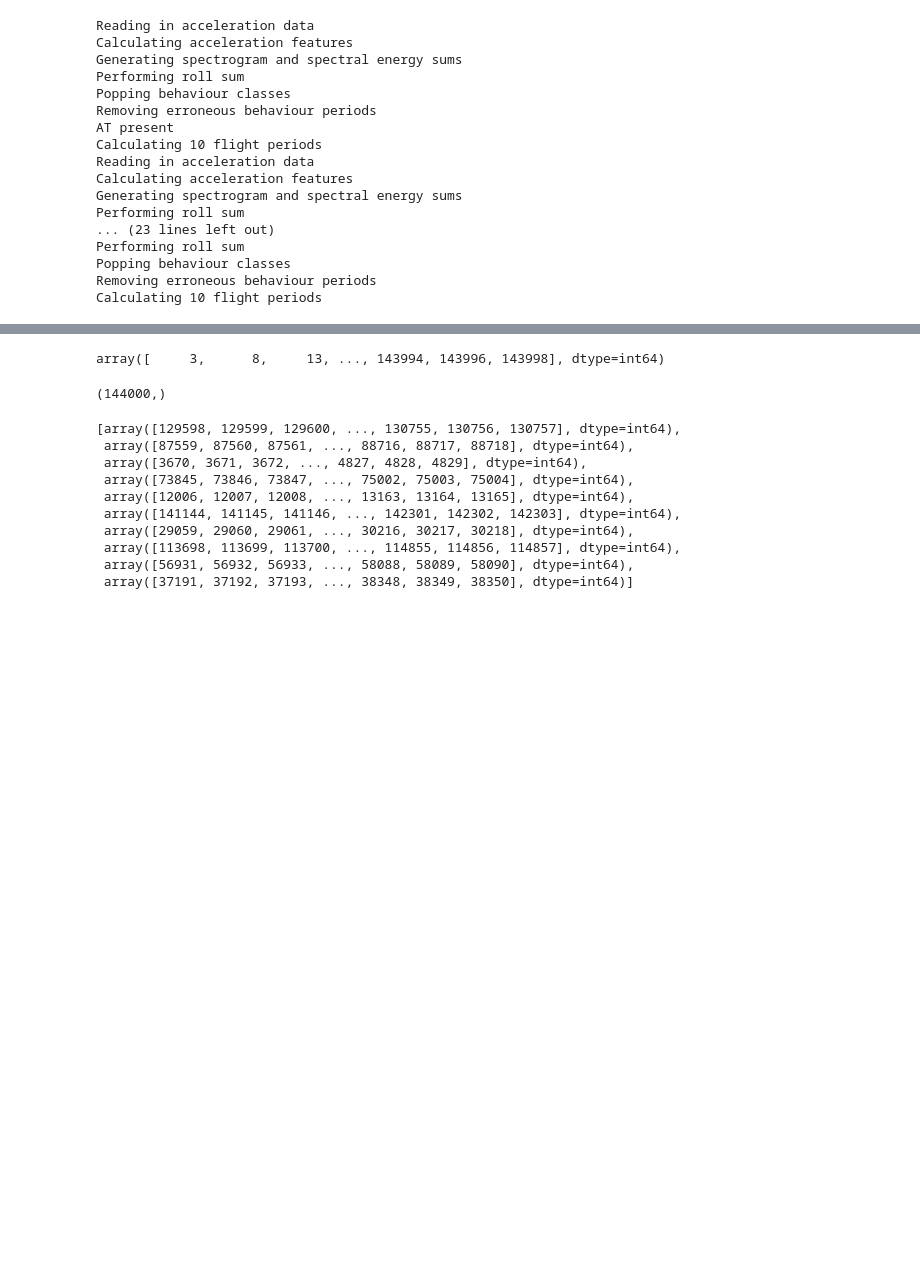
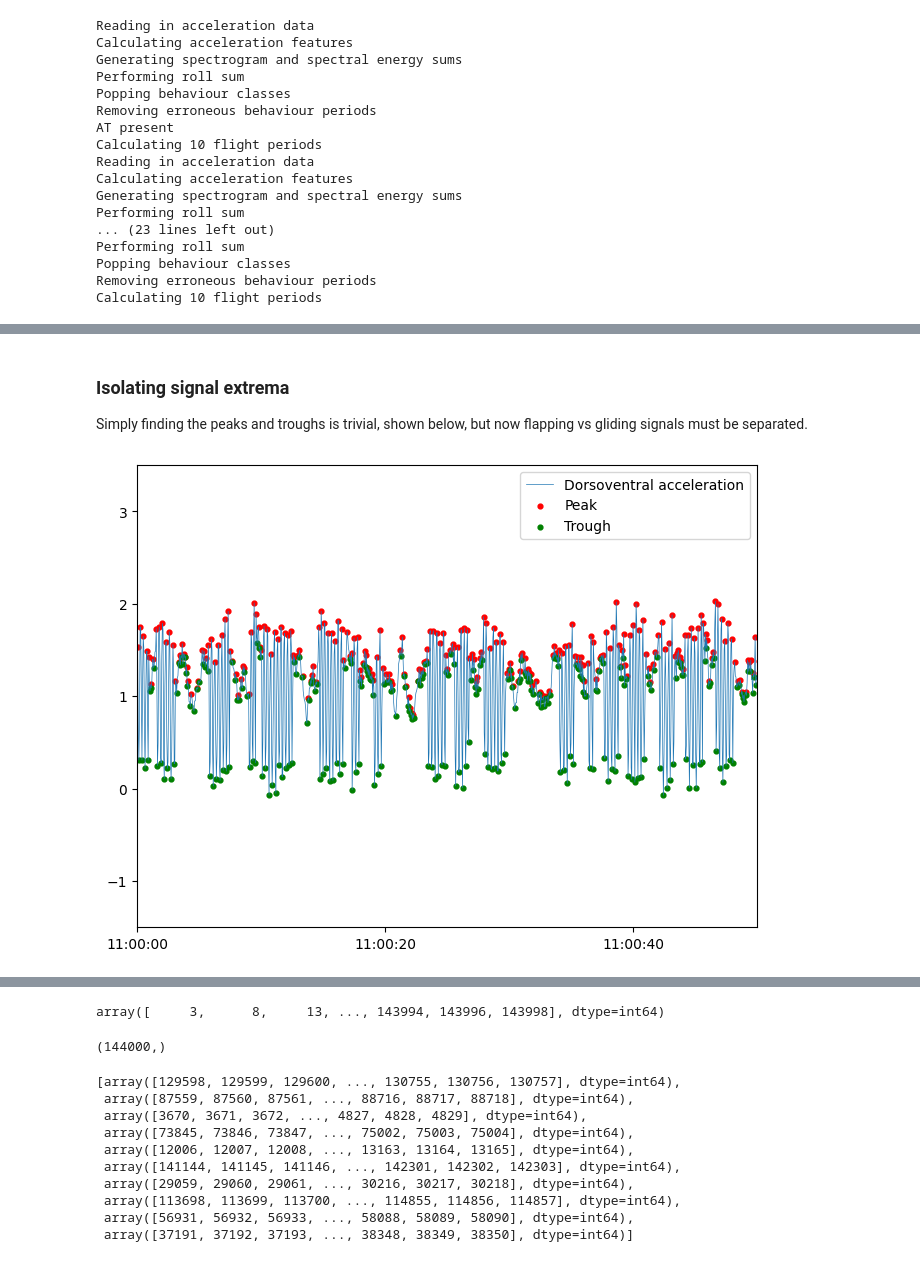
Before and after one commit to takujinonda/BiPAnalysisCodeShare, a Jupyter notebook: forage_detect/DVLexplanation.ipynb, the cells around one changed output, grey strips where cells are left out. Drawn from its saved outputs; the diff is of its cells as text; code cells hidden in the pictures; blank space fills up the shorter version.

```diff
--- a/forage_detect/DVLexplanation.ipynb
+++ b/forage_detect/DVLexplanation.ipynb
@@ -6,19 +5,18 @@ os.getcwd()
 # %%
-# DVLRead
-
 from pathlib import Path
 # bring in functions from main_func
-from main_func import *
+from src.main_func import *
 from math import pi
 from scipy.signal import find_peaks
 from scipy import stats
-from sys import platform
+from src.birdTag import birdTag
 
 import pandas as pd
 import regex as re
+import glob, platform
 
 # parent folder for all DVL data
 if platform == 'darwin':
-    dvlFolders = "/Users/aran/Documents/DVL"
+    dvlFolders = "/Users/aran/Documents/DVL/"
 else:
-    dvlFolders = "H:/My Drive/Data/DVL"
+    dvlFolders = "H:/My Drive/Data/DVL/"
@@ -29,4 +27,9 @@ dvlFolders
 # %%
+{
+    "tags": [
+        "hide-input",
+    ]
+}
 # acc and vid starttimes
 st17008 = [pd.to_datetime('31/08/2018 06:00:00', format = "%d/%m/%Y %H:%M:%S"),
            pd.to_datetime('31/08/2018 12:00:00', format = "%d/%m/%Y %H:%M:%S")]
@@ -49,7 +52,7 @@ tagInfo = dict(zip(tagnames,starttimes))
 tagData = {}
 
 # read in the video behaviour records
-if platform.startswith('win'):
+if platform.system() != 'Darwin':
     behav_class_loc = 'H:/My Drive/Data/DVL/DiveBehavClass.csv'
 else:
     behav_class_loc = '/Users/aran/Library/CloudStorage/GoogleDrive-aran.garrod@googlemail.com/My Drive/Data/DVL/DiveBehavClass.csv'
@@ -133,0 +154,4 @@ Calculating 10 flight periods
+# %% [markdown]
+### Isolating signal extrema
+
+Simply finding the peaks and troughs is trivial, shown below, but now flapping vs gliding signals must be separated.
@@ -133,0 +167,12 @@ Calculating 10 flight periods
+# %%
+fig,ax = plt.subplots(figsize=(8,6))
+ax.plot(tagData['18017']['acc'].DT.values,tagData['18017']['acc'].Z.values,label='Dorsoventral acceleration',linewidth=.5)
+ax.scatter(tagData['18017']['acc'].DT[peaks],sig[peaks],c='r',label='Peak',s=12)
+ax.scatter(tagData['18017']['acc'].DT[troughs],sig[troughs],c='g',label='Trough',s=12)
+ax.legend()
+ax.set_xlim(tagData['18017']['acc'].DT[0],tagData['18017']['acc'].DT[1000])
+ax.set_ylim(-1.5,3.5)
+ax.set_xticks(np.datetime_as_string(np.arange(tagData['18017']['acc'].DT[0],tagData['18017']['acc'].DT[1000],np.timedelta64(20,'s')),unit='s'))
+plt.gcf().axes[0].xaxis.set_major_formatter(xformatter)
+# %% [output]
+[figure, added]
```
Also changed, not shown: parts of 44 cells of this notebook.
